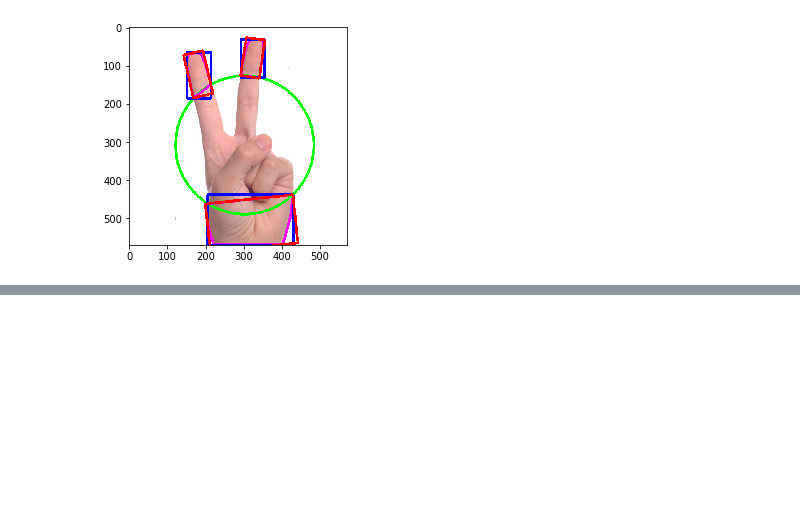
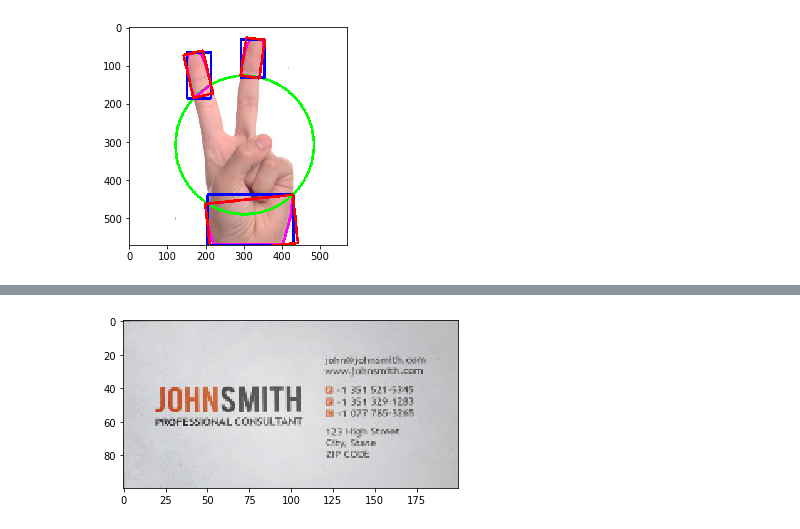
Before and after one commit to loftmain/opencv_project, a Jupyter notebook: vision_day3.ipynb, the cells around one changed output, grey strips where cells are left out. Drawn from its saved outputs; the diff is of its cells as text; code cells hidden in the pictures; blank space fills up the shorter version.

```diff
--- a/vision_day3.ipynb
+++ b/vision_day3.ipynb
@@ -414,0 +472,27 @@ imshow("", hand_img)
+# %%
+pts1 = approx.reshape([4, 2]).astype(np.float32)
+def cho(pts):
+    cX = pts[:,0].mean()
+    cY = pts[:,1].mean()
+
+    pt = pts.copy()
+    for i in pts:
+        X = i[0] - cX
+        Y = i[1] - cY
+        if (X < 0) & (Y < 0):  pt[0] = i
+        elif  (X > 0) & (Y < 0): pt[1] = i
+        elif (X < 0) & (Y > 0): pt[2] = i
+        else: pt[3] = i
+
+    return pt
+pts = cho(pts1)
+pts2 = np.array([[0,0], [200,0], [0,100], [200, 100]]).astype(np.float32)
+# %%
+img = cv2.imread("vision/namecard.png")
+
+M = cv2.getPerspectiveTransform(pts, pts2)
+dst = cv2.warpPerspective(img, M, (200, 100))
+# %%
+imshow("", dst)
+# %% [output]
+[figure, added]
```
Also changed, not shown: parts of 12 cells of this notebook, 1 other file.
